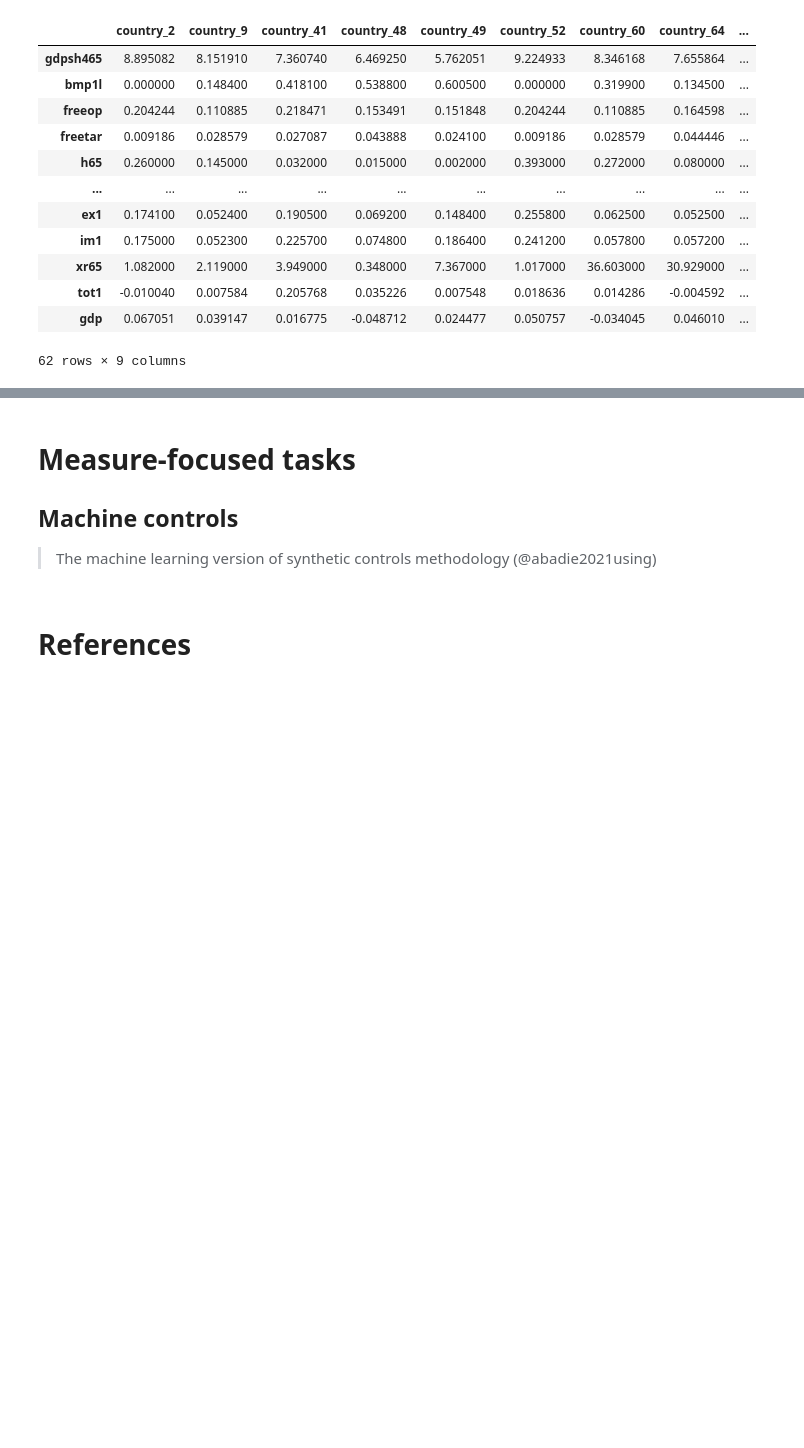
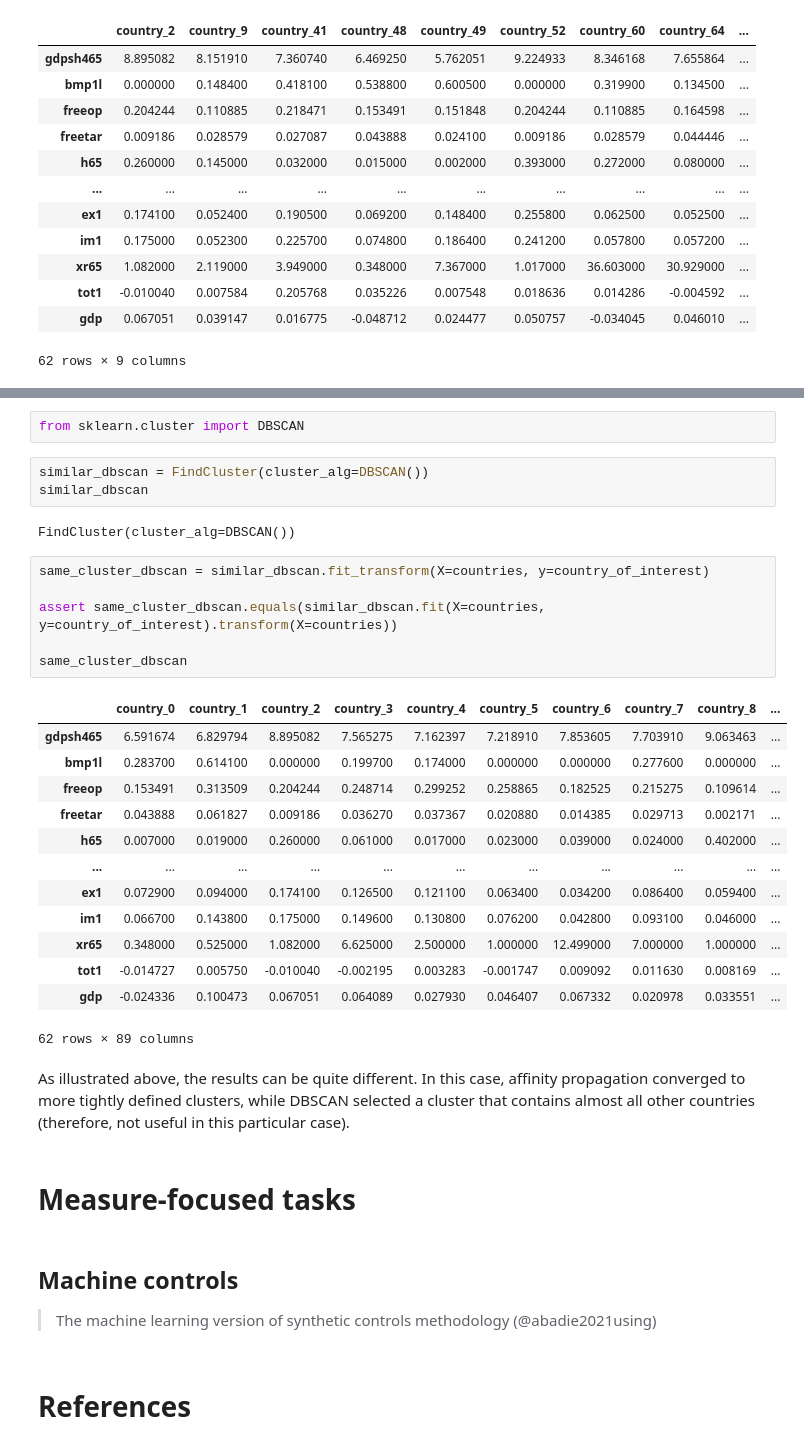
Before and after one commit to dkgaraujo/gingado, a Jupyter notebook: 00_estimators.ipynb, the cells around one changed output, grey strips where cells are left out. Cells and saved outputs as stored; diff of their text form; blank space fills up the shorter version.

Commit message:
Example of FindCluster

```diff
--- a/00_estimators.ipynb
+++ b/00_estimators.ipynb
@@ -235,6 +239,35 @@ X.shape
+# %%
+from sklearn.cluster import DBSCAN
+# %%
+similar_dbscan = FindCluster(cluster_alg=DBSCAN())
+similar_dbscan
+# %% [output]
+FindCluster(cluster_alg=DBSCAN())
+# %%
+same_cluster_dbscan = similar_dbscan.fit_transform(X=countries, y=country_of_interest)
+
+assert same_cluster_dbscan.equals(similar_dbscan.fit(X=countries, y=country_of_interest).transform(X=countries))
+
+same_cluster_dbscan
+# %% [output]
+|  | country_0 | country_1 | country_2 | country_3 | country_4 | country_5 | country_6 | country_7 | country_8 | ... |
+| gdpsh465 | 6.591674 | 6.829794 | 8.895082 | 7.565275 | 7.162397 | 7.218910 | 7.853605 | 7.703910 | 9.063463 | ... |
+| bmp1l | 0.283700 | 0.614100 | 0.000000 | 0.199700 | 0.174000 | 0.000000 | 0.000000 | 0.277600 | 0.000000 | ... |
+| freeop | 0.153491 | 0.313509 | 0.204244 | 0.248714 | 0.299252 | 0.258865 | 0.182525 | 0.215275 | 0.109614 | ... |
+| freetar | 0.043888 | 0.061827 | 0.009186 | 0.036270 | 0.037367 | 0.020880 | 0.014385 | 0.029713 | 0.002171 | ... |
+| h65 | 0.007000 | 0.019000 | 0.260000 | 0.061000 | 0.017000 | 0.023000 | 0.039000 | 0.024000 | 0.402000 | ... |
+| ... | ... | ... | ... | ... | ... | ... | ... | ... | ... | ... |
+| ex1 | 0.072900 | 0.094000 | 0.174100 | 0.126500 | 0.121100 | 0.063400 | 0.034200 | 0.086400 | 0.059400 | ... |
+| im1 | 0.066700 | 0.143800 | 0.175000 | 0.149600 | 0.130800 | 0.076200 | 0.042800 | 0.093100 | 0.046000 | ... |
+| xr65 | 0.348000 | 0.525000 | 1.082000 | 6.625000 | 2.500000 | 1.000000 | 12.499000 | 7.000000 | 1.000000 | ... |
+| tot1 | -0.014727 | 0.005750 | -0.010040 | -0.002195 | 0.003283 | -0.001747 | 0.009092 | 0.011630 | 0.008169 | ... |
+| gdp | -0.024336 | 0.100473 | 0.067051 | 0.064089 | 0.027930 | 0.046407 | 0.067332 | 0.020978 | 0.033551 | ... |
+62 rows × 89 columns
+# %% [markdown]
+As illustrated above, the results can be quite different. In this case, affinity propagation converged to more tightly defined clusters, while DBSCAN selected a cluster that contains almost all other countries (therefore, not useful in this particular case).
+# %% [markdown]
+# Measure-focused tasks
 # %% [markdown]
-# Measure-focused tasks
-
 ## Machine controls
 
 > The machine learning version of synthetic controls methodology (@abadie2021using)
```
Also changed, not shown: parts of 2 cells of this notebook, 1 other file.
